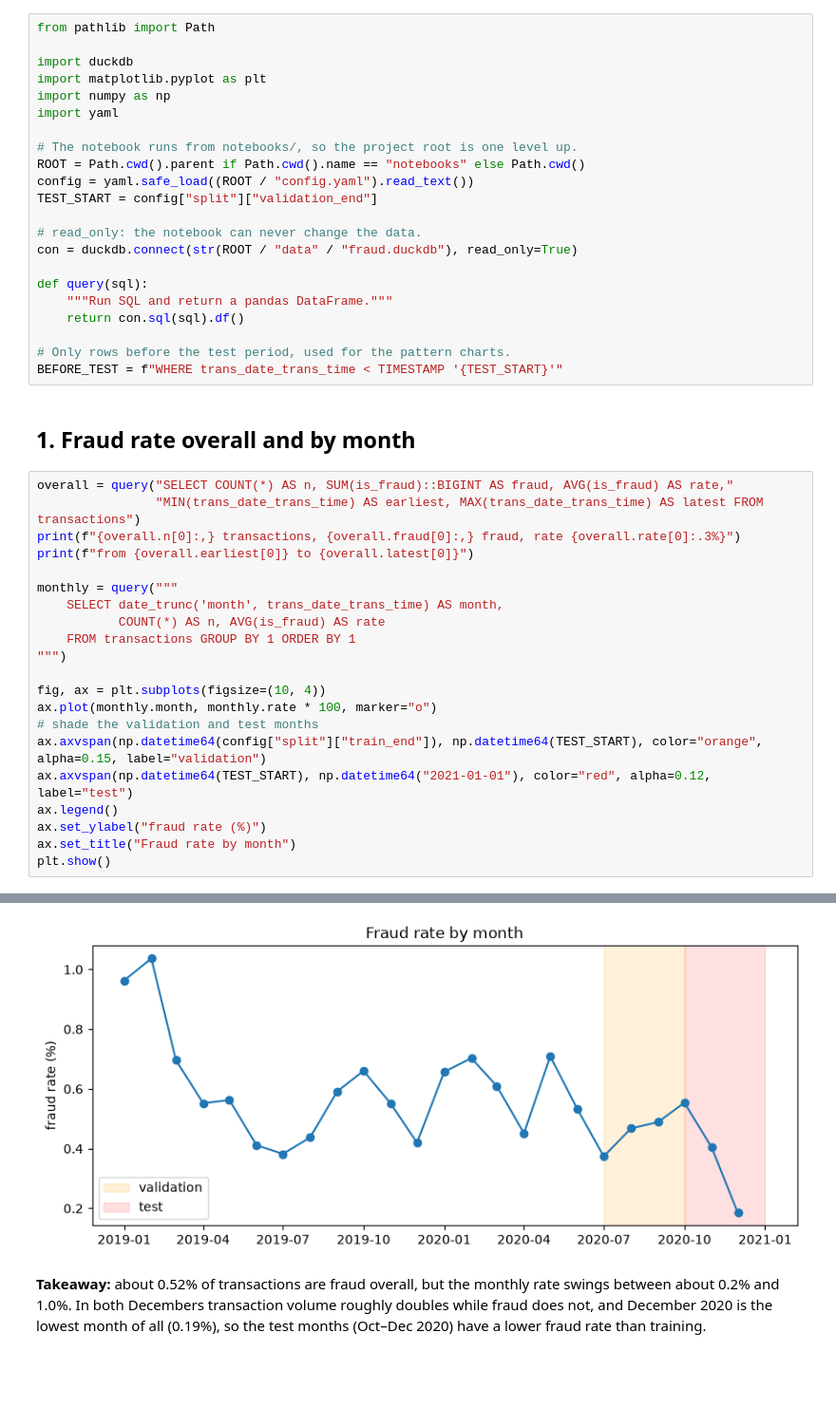
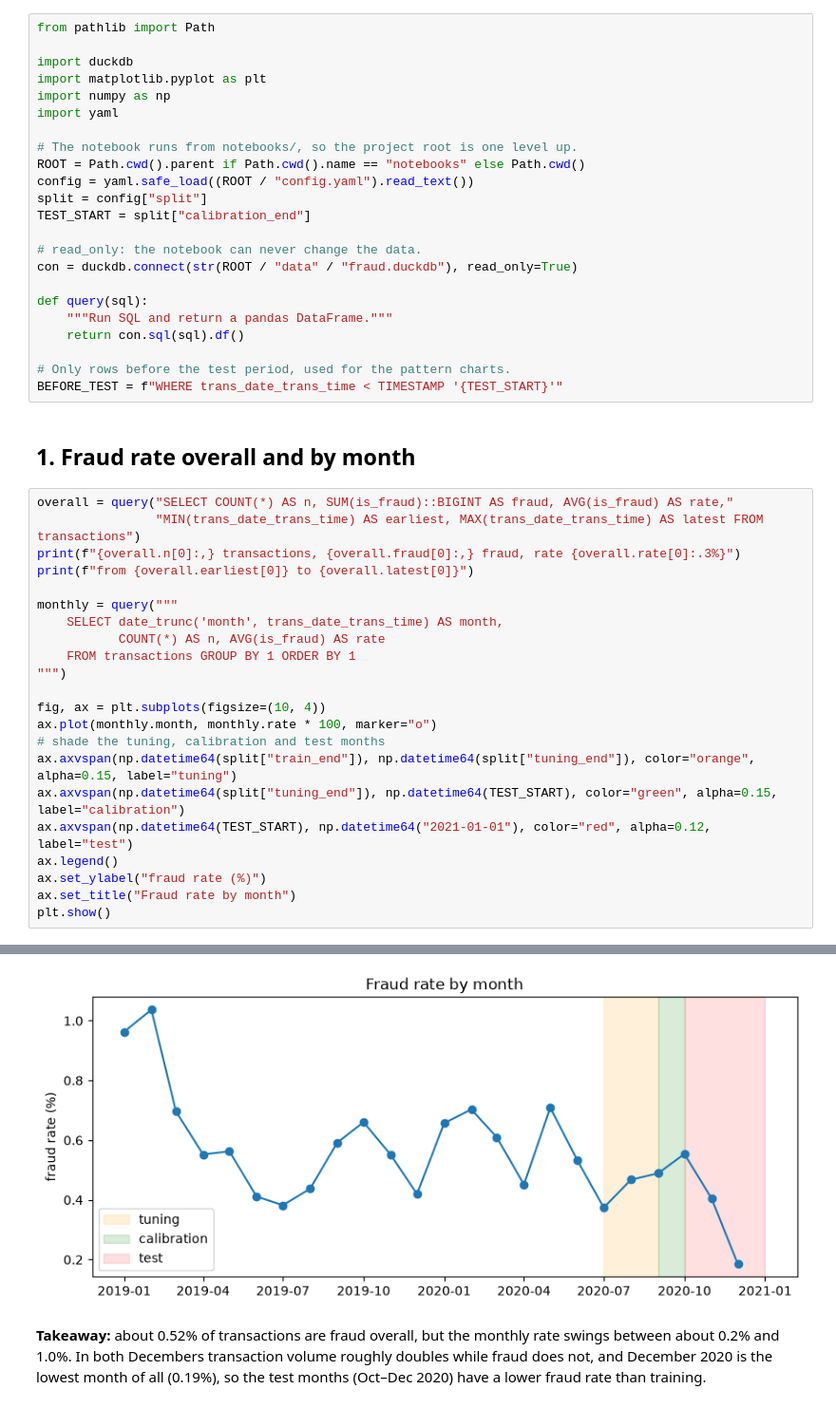
Before and after one commit to dmeltonyan/fraud-triage, a Jupyter notebook: notebooks/01_explore.ipynb, the cells around one changed output, grey strips where cells are left out. Shown at 95% size. Saved outputs shown, nothing was run; the diff lists cells and outputs as text; blank space fills up the shorter version.

Commit message:
Separate tuning and calibration months, set realistic review budget
Co-Authored-By: Claude Opus 5.5 <noreply@anthropic.com>

```diff
--- a/notebooks/01_explore.ipynb
+++ b/notebooks/01_explore.ipynb
@@ -15,7 +15,8 @@ import yaml
 # The notebook runs from notebooks/, so the project root is one level up.
 ROOT = Path.cwd().parent if Path.cwd().name == "notebooks" else Path.cwd()
 config = yaml.safe_load((ROOT / "config.yaml").read_text())
-TEST_START = config["split"]["validation_end"]
+split = config["split"]
+TEST_START = split["calibration_end"]
 
 # read_only: the notebook can never change the data.
 con = duckdb.connect(str(ROOT / "data" / "fraud.duckdb"), read_only=True)
@@ -31,28 +32,29 @@ BEFORE_TEST = f"WHERE trans_date_trans_time < TIMESTAMP '{TEST_START}'"
 # %%
 overall = query("SELECT COUNT(*) AS n, SUM(is_fraud)::BIGINT AS fraud, AVG(is_fraud) AS rate,"
                 "MIN(trans_date_trans_time) AS earliest, MAX(trans_date_trans_time) AS latest FROM transactions")
 print(f"{overall.n[0]:,} transactions, {overall.fraud[0]:,} fraud, rate {overall.rate[0]:.3%}")
 print(f"from {overall.earliest[0]} to {overall.latest[0]}")
 
 monthly = query("""
     SELECT date_trunc('month', trans_date_trans_time) AS month,
            COUNT(*) AS n, AVG(is_fraud) AS rate
     FROM transactions GROUP BY 1 ORDER BY 1
 """)
 
 fig, ax = plt.subplots(figsize=(10, 4))
 ax.plot(monthly.month, monthly.rate * 100, marker="o")
-# shade the validation and test months
-ax.axvspan(np.datetime64(config["split"]["train_end"]), np.datetime64(TEST_START), color="orange", alpha=0.15, label="validation")
+# shade the tuning, calibration and test months
+ax.axvspan(np.datetime64(split["train_end"]), np.datetime64(split["tuning_end"]), color="orange", alpha=0.15, label="tuning")
+ax.axvspan(np.datetime64(split["tuning_end"]), np.datetime64(TEST_START), color="green", alpha=0.15, label="calibration")
 ax.axvspan(np.datetime64(TEST_START), np.datetime64("2021-01-01"), color="red", alpha=0.12, label="test")
 ax.legend()
 ax.set_ylabel("fraud rate (%)")
 ax.set_title("Fraud rate by month")
 plt.show()
 # %% [output]
 1,852,394 transactions, 9,651 fraud, rate 0.521%
 from 2019-01-01 00:00:18 to 2020-12-31 23:59:34
-[figure, old version]
+[figure, new version]
 # %% [markdown]
 **Takeaway:** about 0.52% of transactions are fraud overall, but the monthly rate swings between about 0.2% and 1.0%. In both Decembers transaction volume roughly doubles while fraud does not, and December 2020 is the lowest month of all (0.19%), so the test months (Oct–Dec 2020) have a lower fraud rate than training.
 # %% [markdown]
```
Also changed, not shown: parts of 1 cell of this notebook, 5 other files.
